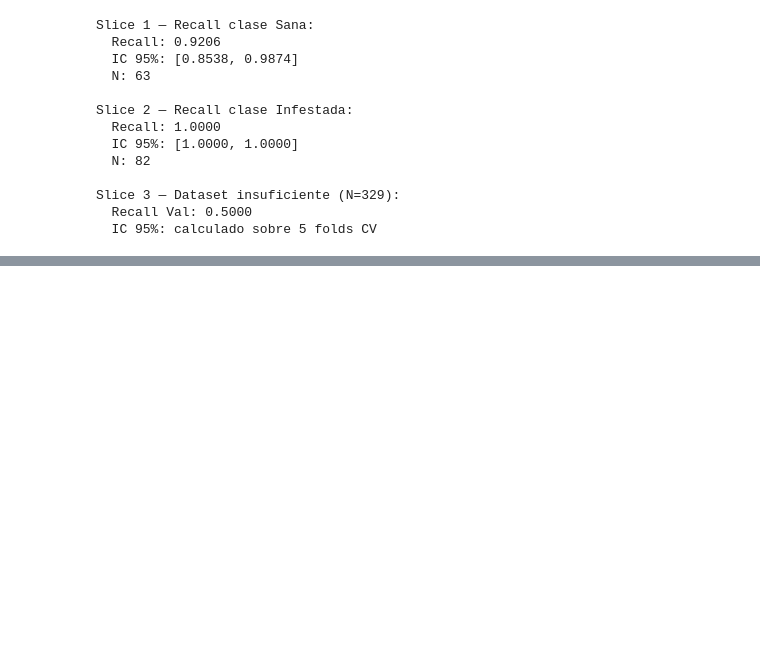
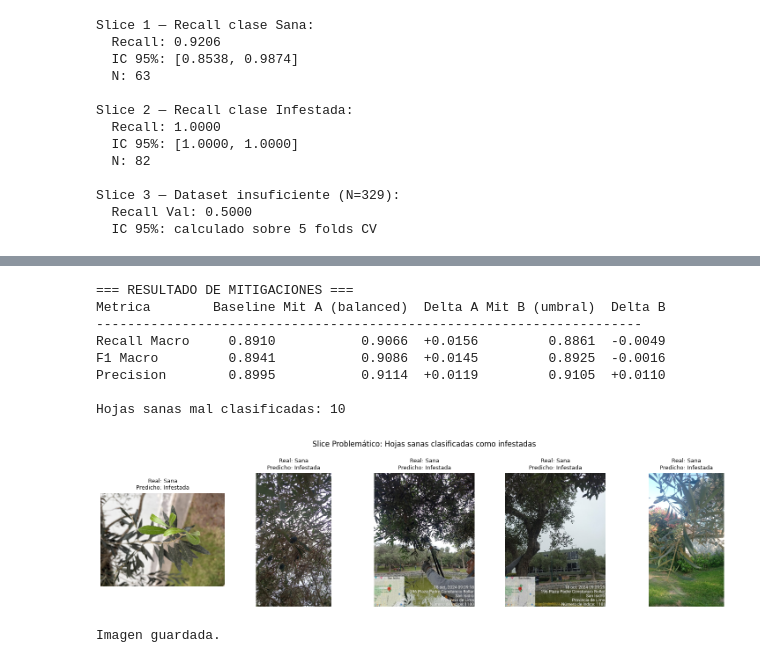
Before and after one commit to ggvvzza/mosca-blanca-olivar-CNN, a Jupyter notebook: cuadernos/EDA_basico.ipynb, the cells around one changed output, grey strips where cells are left out. Cells and saved outputs as stored; diff of their text form; code cells hidden in the pictures; blank space fills up the shorter version.

Commit message:
Slices problemáticos, mitigaciones y evidencia visual

```diff
--- a/cuadernos/EDA_basico.ipynb
+++ b/cuadernos/EDA_basico.ipynb
@@ -1499,0 +1612,15 @@ Slice 3 — Dataset insuficiente (N=329):
+# %%
+from pathlib import Path
+
+DRIVE_DIR = Path('/content/drive/MyDrive/Imagenes_Bosque_El_Olivar')
+INFESTADAS_DIR = DRIVE_DIR / 'infestadas_final'
+SANAS_DIR = DRIVE_DIR / 'sanas_final'
+
+extensiones = ['.jpg', '.jpeg', '.png', '.JPG', '.JPEG', '.PNG']
+
+infestadas = [f for f in INFESTADAS_DIR.iterdir() if f.suffix in extensiones]
+sanas = [f for f in SANAS_DIR.iterdir() if f.suffix in extensiones]
+
+print(f'Infestadas: {len(infestadas)}')
+print(f'Sanas: {len(sanas)}')
+print(f'Total: {len(infestadas) + len(sanas)}')
@@ -1499,0 +1744,61 @@ Slice 3 — Dataset insuficiente (N=329):
+# %%
+# MITIGACIÓN A — class_weight='balanced'
+model_mit_a = LogisticRegression(C=0.002231, solver='saga',
+                                  max_iter=500, random_state=42,
+                                  class_weight='balanced')
+model_mit_a.fit(X_train, y_train)
+y_pred_a = model_mit_a.predict(X_test)
+
+# MITIGACIÓN B — umbral ajustado
+y_proba = model.predict_proba(X_test)[:,1]
+umbral = 0.4
+y_pred_b = (y_proba >= umbral).astype(int)
+
+# TABLA COMPARATIVA
+print("=== RESULTADO DE MITIGACIONES ===")
+print(f"{'Metrica':<12} {'Baseline':>10} {'Mit A (balanced)':>16} {'Delta A':>8} {'Mit B (umbral)':>14} {'Delta B':>8}")
+print("-"*70)
+
+metricas = {
+    'Recall Macro': lambda yp: recall_score(y_test, yp, average='macro'),
+    'F1 Macro':     lambda yp: f1_score(y_test, yp, average='macro'),
+    'Precision':    lambda yp: precision_score(y_test, yp, average='macro'),
+}
+
+for nombre, fn in metricas.items():
+    base = fn(y_pred)
+    a = fn(y_pred_a)
+    b = fn(y_pred_b)
+    print(f"{nombre:<12} {base:>10.4f} {a:>16.4f} {a-base:>+8.4f} {b:>14.4f} {b-base:>+8.4f}")
+
+# IMÁGENES MAL CLASIFICADAS
+errores_sana = [files_test[i] for i in range(len(y_test))
+                if y_test[i] == 0 and y_pred[i] == 1]
+
+print(f"\nHojas sanas mal clasificadas: {len(errores_sana)}")
+
+if len(errores_sana) > 0:
+    fig, axes = plt.subplots(1, min(5, len(errores_sana)), figsize=(15,4))
+    if len(errores_sana) == 1:
+        axes = [axes]
+    for i, ruta in enumerate(errores_sana[:5]):
+        img = mpimg.imread(str(ruta))
+        axes[i].imshow(img)
+        axes[i].set_title(f"Real: Sana\nPredicho: Infestada", fontsize=9)
+        axes[i].axis('off')
+    plt.suptitle("Slice Problemático: Hojas sanas clasificadas como infestadas", fontsize=12)
+    plt.tight_layout()
+    plt.savefig('slice_problematico_1.png', dpi=72, bbox_inches='tight')
+    plt.show()
+    print("Imagen guardada.")
+# %% [output]
+=== RESULTADO DE MITIGACIONES ===
+Metrica        Baseline Mit A (balanced)  Delta A Mit B (umbral)  Delta B
+----------------------------------------------------------------------
+Recall Macro     0.8910           0.9066  +0.0156         0.8861  -0.0049
+F1 Macro         0.8941           0.9086  +0.0145         0.8925  -0.0016
+Precision        0.8995           0.9114  +0.0119         0.9105  +0.0110
+
+Hojas sanas mal clasificadas: 10
+[figure, added]
+Imagen guardada.
```
Also changed, not shown: parts of 9 cells of this notebook.
